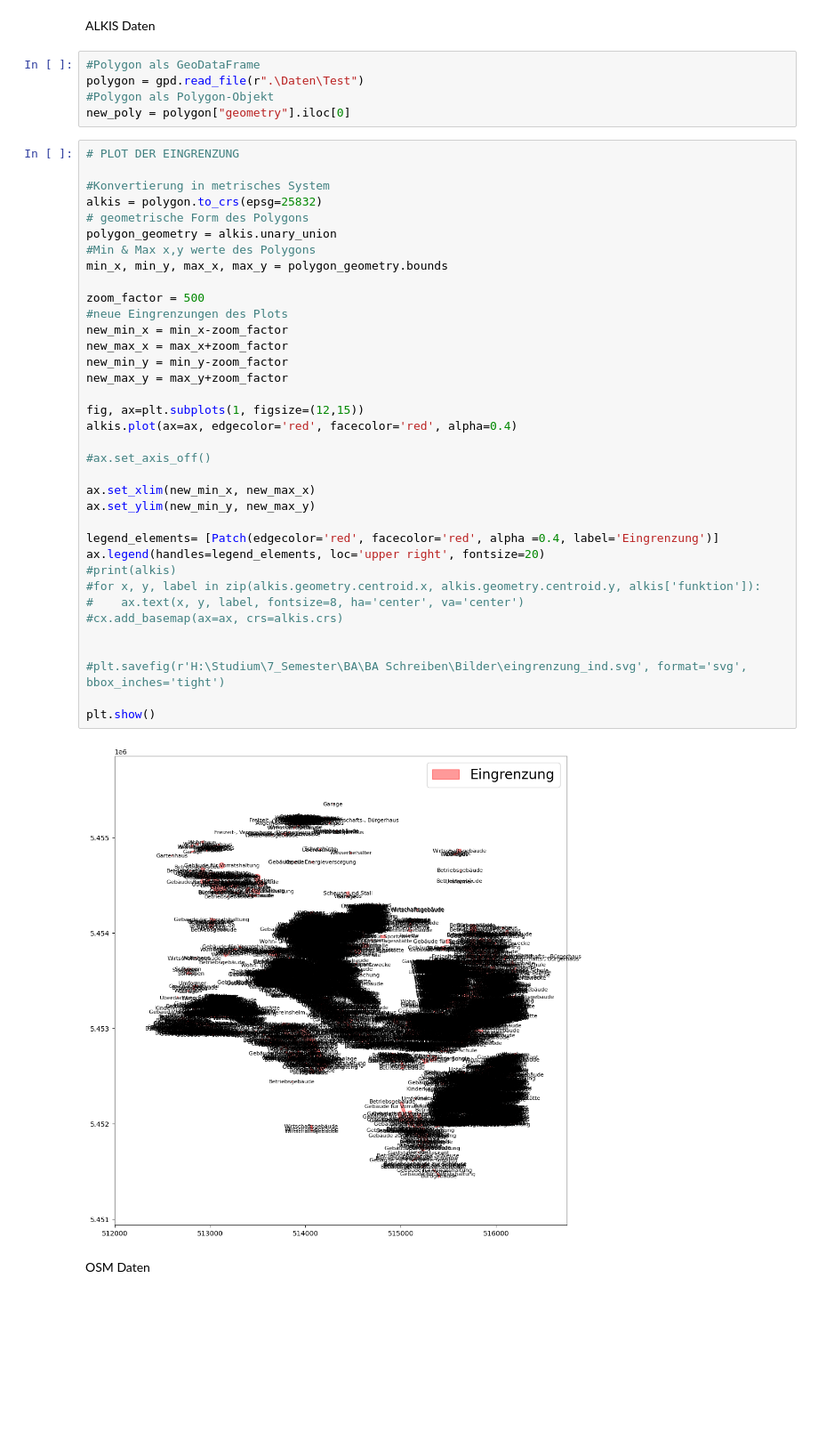
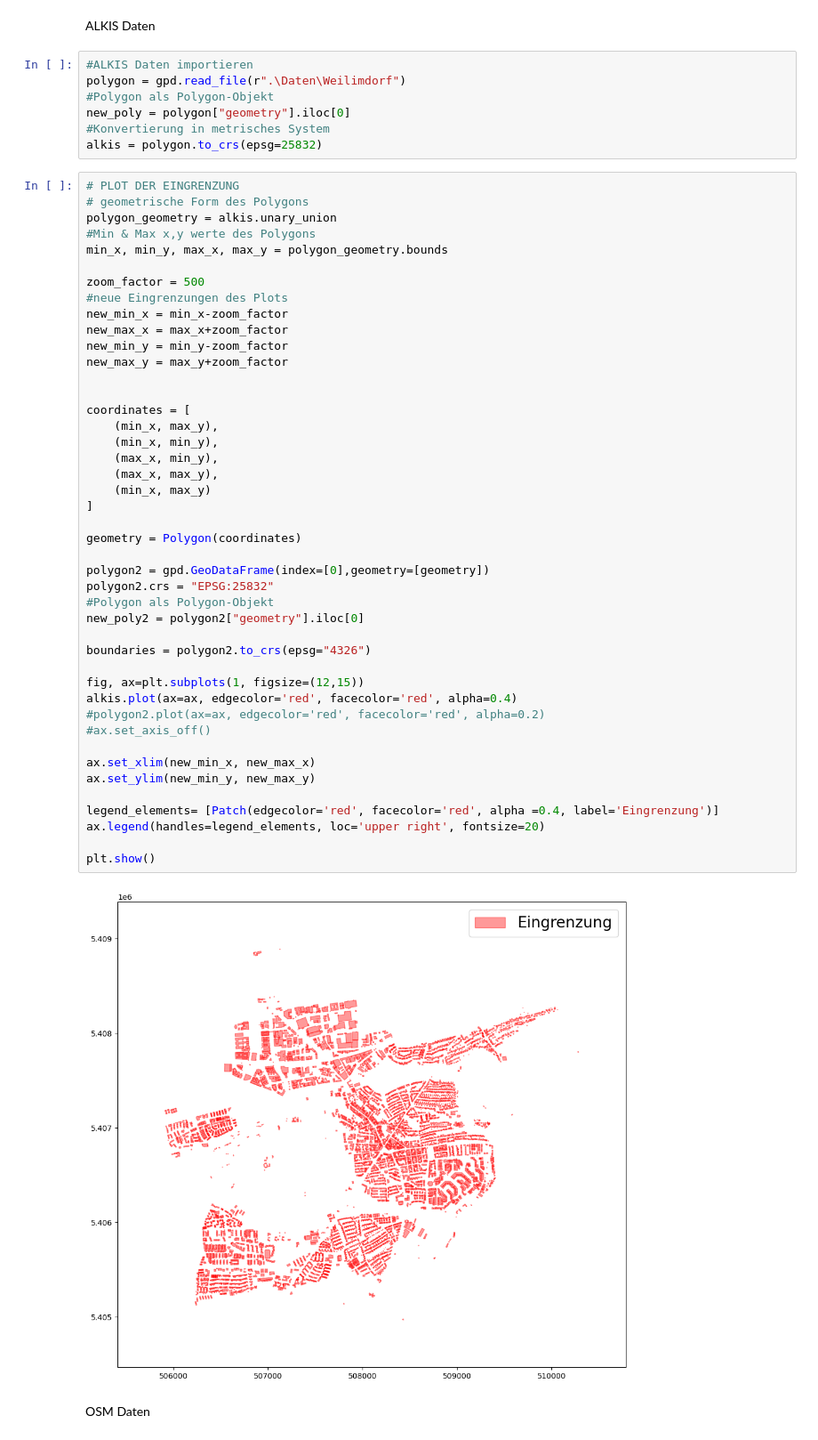
Before and after one commit to MagnusGutacker/Code, a Jupyter notebook: Test_ALKIS_zu_OSM.ipynb, the cells around one changed output. Shown at 89% size. Drawn from its saved outputs; the diff is of its cells as text; blank space fills up the shorter version.

```diff
--- a/Test_ALKIS_zu_OSM.ipynb
+++ b/Test_ALKIS_zu_OSM.ipynb
@@ -33,47 +35,57 @@ from pandapower.plotting import simple_plot, simple_plotly, pf_res_plotly
 # %% [markdown]
 ALKIS Daten
 # %%
-#Polygon als GeoDataFrame
-polygon = gpd.read_file(r".\Daten\Test")
+#ALKIS Daten importieren
+polygon = gpd.read_file(r".\Daten\Weilimdorf")
 #Polygon als Polygon-Objekt
 new_poly = polygon["geometry"].iloc[0]
+#Konvertierung in metrisches System
+alkis = polygon.to_crs(epsg=25832)
 # %%
 # PLOT DER EINGRENZUNG
-
-#Konvertierung in metrisches System
-alkis = polygon.to_crs(epsg=25832)
 # geometrische Form des Polygons
 polygon_geometry = alkis.unary_union
 #Min & Max x,y werte des Polygons
 min_x, min_y, max_x, max_y = polygon_geometry.bounds
 
 zoom_factor = 500
 #neue Eingrenzungen des Plots
 new_min_x = min_x-zoom_factor
 new_max_x = max_x+zoom_factor
 new_min_y = min_y-zoom_factor
 new_max_y = max_y+zoom_factor
 
+
+coordinates = [
+    (min_x, max_y),
+    (min_x, min_y),
+    (max_x, min_y),
+    (max_x, max_y),
+    (min_x, max_y)
+]
+
+geometry = Polygon(coordinates)
+
+polygon2 = gpd.GeoDataFrame(index=[0],geometry=[geometry])
+polygon2.crs = "EPSG:25832"
+#Polygon als Polygon-Objekt
+new_poly2 = polygon2["geometry"].iloc[0]
+
+boundaries = polygon2.to_crs(epsg="4326")
+
 fig, ax=plt.subplots(1, figsize=(12,15))
 alkis.plot(ax=ax, edgecolor='red', facecolor='red', alpha=0.4)
-
+#polygon2.plot(ax=ax, edgecolor='red', facecolor='red', alpha=0.2)
 #ax.set_axis_off()
 
 ax.set_xlim(new_min_x, new_max_x)
 ax.set_ylim(new_min_y, new_max_y)
 
 legend_elements= [Patch(edgecolor='red', facecolor='red', alpha =0.4, label='Eingrenzung')]
 ax.legend(handles=legend_elements, loc='upper right', fontsize=20)
-#print(alkis)
-#for x, y, label in zip(alkis.geometry.centroid.x, alkis.geometry.centroid.y, alkis['funktion']):
-#    ax.text(x, y, label, fontsize=8, ha='center', va='center')
-#cx.add_basemap(ax=ax, crs=alkis.crs)
-
-
-#plt.savefig(r'H:\Studium\7_Semester\BA\BA Schreiben\Bilder\eingrenzung_ind.svg', format='svg', bbox_inches='tight')
 
 plt.show()
 # %% [output]
-[figure, old version]
+[figure, new version]
 # %% [markdown]
 OSM Daten
```
Also changed, not shown: parts of 13 cells of this notebook.
